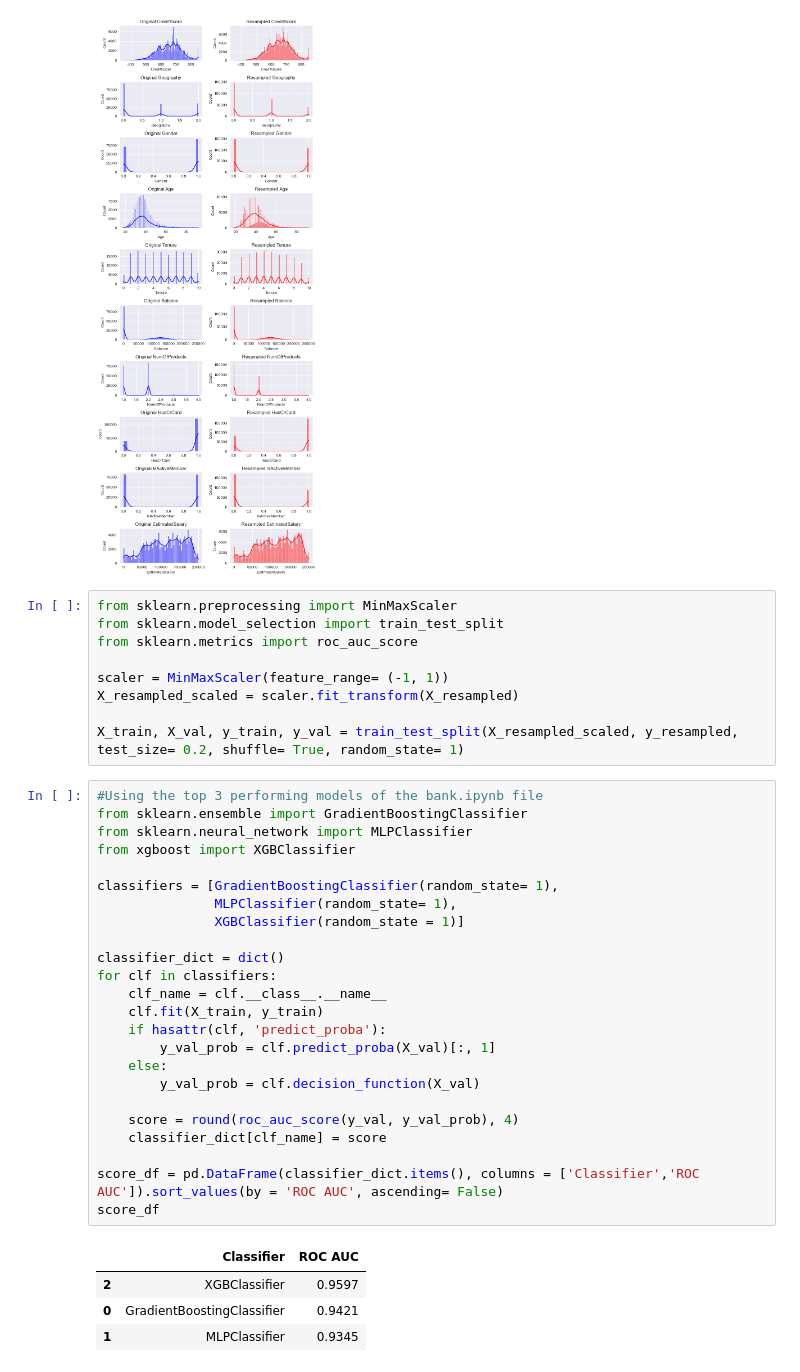
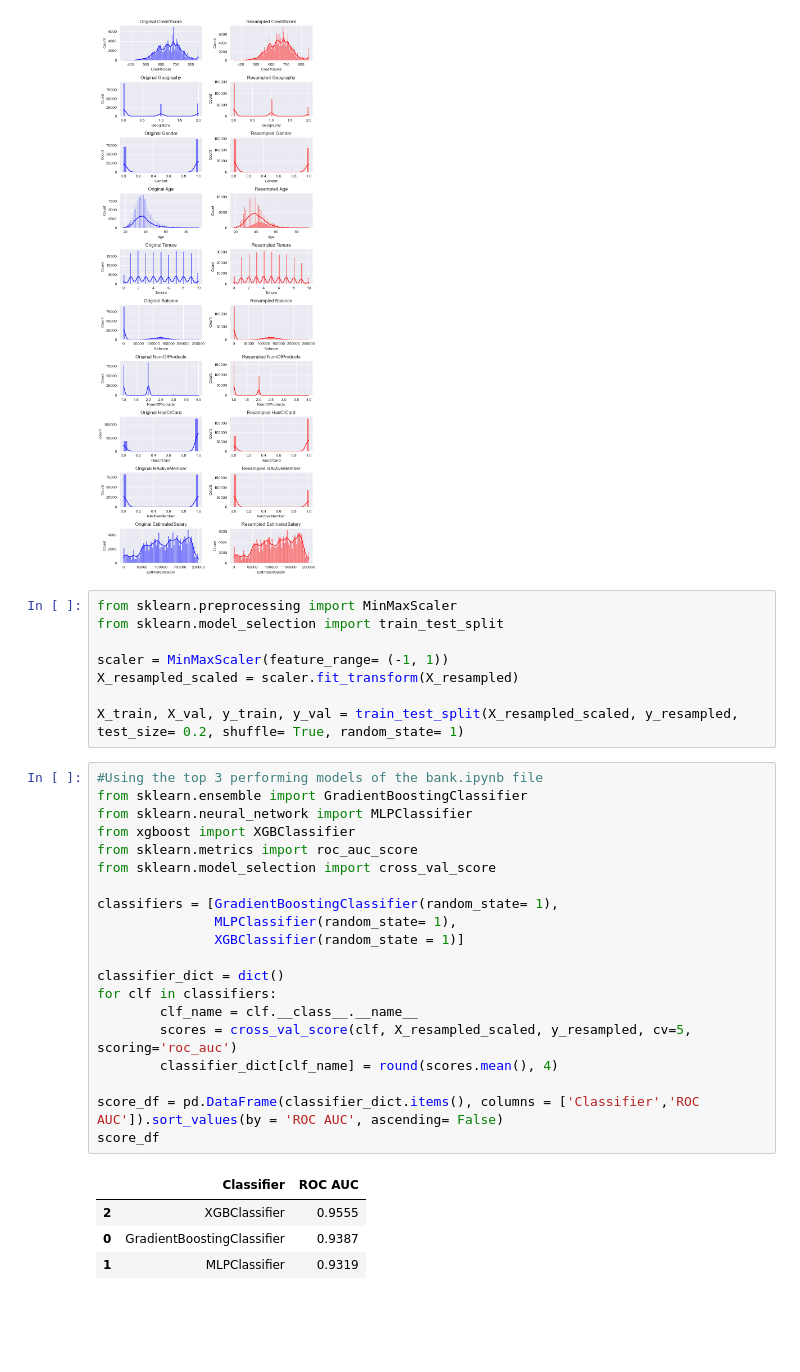
Before and after one commit to pimPijnenburg/Data-Science-Practice, a Jupyter notebook: bank_churn/bank_SMOTE.ipynb, the cells around one changed output. Saved outputs shown, nothing was run; the diff lists cells and outputs as text; blank space fills up the shorter version.

```diff
--- a/bank_churn/bank_SMOTE.ipynb
+++ b/bank_churn/bank_SMOTE.ipynb
@@ -87,7 +87,6 @@ plt.show()
 # %%
 from sklearn.preprocessing import MinMaxScaler
 from sklearn.model_selection import train_test_split
-from sklearn.metrics import roc_auc_score
 
 scaler = MinMaxScaler(feature_range= (-1, 1))
 X_resampled_scaled = scaler.fit_transform(X_resampled)
@@ -96,29 +95,25 @@ X_train, X_val, y_train, y_val = train_test_split(X_resampled_scaled, y_resample
 # %%
 #Using the top 3 performing models of the bank.ipynb file
 from sklearn.ensemble import GradientBoostingClassifier
 from sklearn.neural_network import MLPClassifier
 from xgboost import XGBClassifier
+from sklearn.metrics import roc_auc_score
+from sklearn.model_selection import cross_val_score
 
 classifiers = [GradientBoostingClassifier(random_state= 1),
                MLPClassifier(random_state= 1),
                XGBClassifier(random_state = 1)]
 
 classifier_dict = dict()
 for clf in classifiers:
-    clf_name = clf.__class__.__name__
-    clf.fit(X_train, y_train)
-    if hasattr(clf, 'predict_proba'):
-        y_val_prob = clf.predict_proba(X_val)[:, 1]
-    else:
-        y_val_prob = clf.decision_function(X_val)
-
-    score = round(roc_auc_score(y_val, y_val_prob), 4)
-    classifier_dict[clf_name] = score
+        clf_name = clf.__class__.__name__
+        scores = cross_val_score(clf, X_resampled_scaled, y_resampled, cv=5, scoring='roc_auc')
+        classifier_dict[clf_name] = round(scores.mean(), 4)
 
 score_df = pd.DataFrame(classifier_dict.items(), columns = ['Classifier','ROC AUC']).sort_values(by = 'ROC AUC', ascending= False)
 score_df
 # %% [output]
 |  | Classifier | ROC AUC |
-| 2 | XGBClassifier | 0.9597 |
-| 0 | GradientBoostingClassifier | 0.9421 |
-| 1 | MLPClassifier | 0.9345 |
+| 2 | XGBClassifier | 0.9555 |
+| 0 | GradientBoostingClassifier | 0.9387 |
+| 1 | MLPClassifier | 0.9319 |
```
